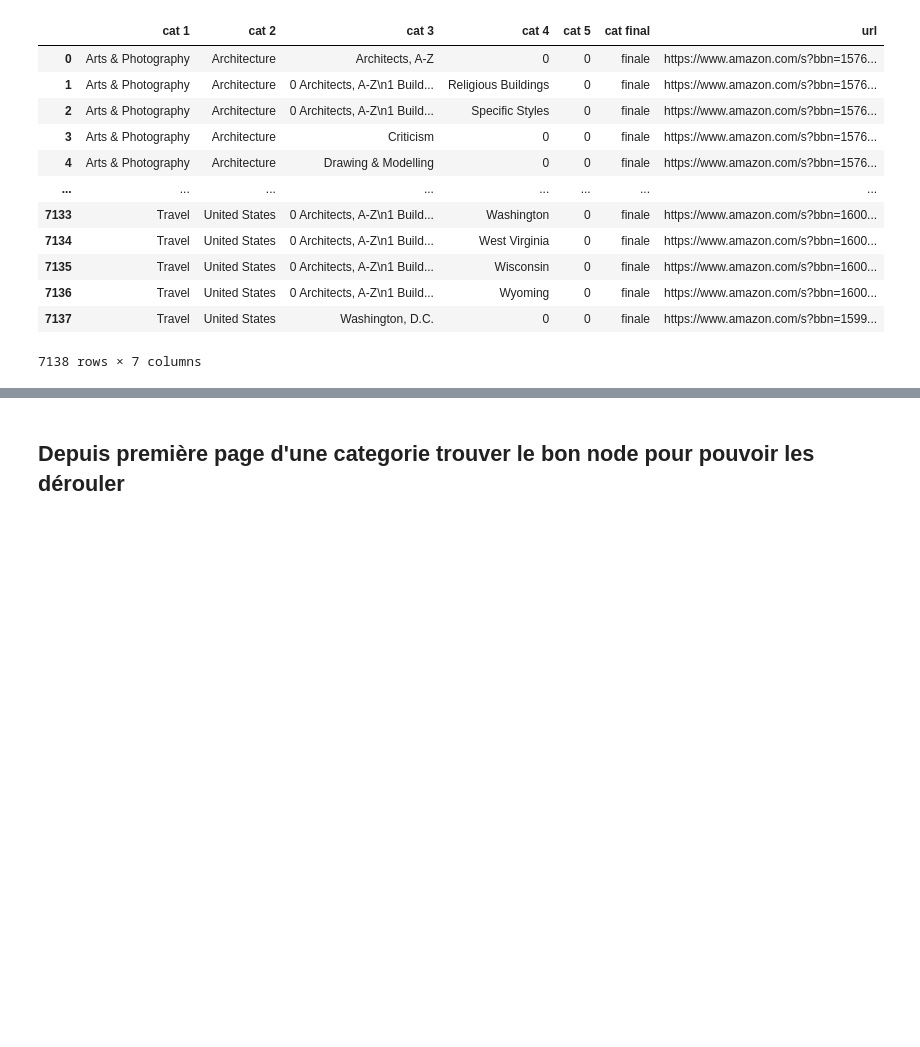
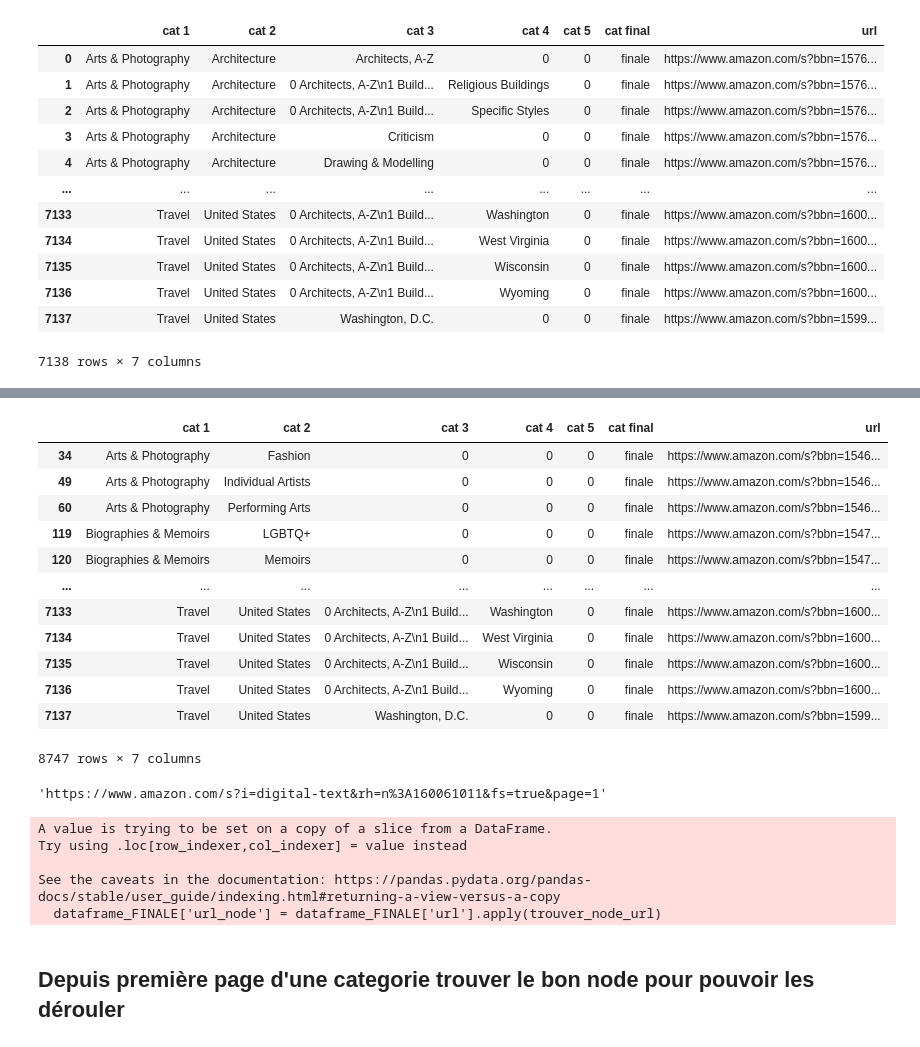
Before and after one commit to thomasgassin/kindle-scrapper, a Jupyter notebook: notebooks/NoteBook.ipynb, the cells around one changed output, grey strips where cells are left out. Cells and saved outputs as stored; diff of their text form; code cells hidden in the pictures; blank space fills up the shorter version.

```diff
--- a/notebooks/NoteBook.ipynb
+++ b/notebooks/NoteBook.ipynb
@@ -641,0 +670,28 @@ dataframe_cat5[10:20]
+# %%
+dataframe_FINALE
+# %% [output]
+|  | cat 1 | cat 2 | cat 3 | cat 4 | cat 5 | cat final | url |
+| 34 | Arts & Photography | Fashion | 0 | 0 | 0 | finale | https://www.amazon.com/s?bbn=1546... |
+| 49 | Arts & Photography | Individual Artists | 0 | 0 | 0 | finale | https://www.amazon.com/s?bbn=1546... |
+| 60 | Arts & Photography | Performing Arts | 0 | 0 | 0 | finale | https://www.amazon.com/s?bbn=1546... |
+| 119 | Biographies & Memoirs | LGBTQ+ | 0 | 0 | 0 | finale | https://www.amazon.com/s?bbn=1547... |
+| 120 | Biographies & Memoirs | Memoirs | 0 | 0 | 0 | finale | https://www.amazon.com/s?bbn=1547... |
+| ... | ... | ... | ... | ... | ... | ... | ... |
+| 7133 | Travel | United States | 0 Architects, A-Z\n1 Build... | Washington | 0 | finale | https://www.amazon.com/s?bbn=1600... |
+| 7134 | Travel | United States | 0 Architects, A-Z\n1 Build... | West Virginia | 0 | finale | https://www.amazon.com/s?bbn=1600... |
+| 7135 | Travel | United States | 0 Architects, A-Z\n1 Build... | Wisconsin | 0 | finale | https://www.amazon.com/s?bbn=1600... |
+| 7136 | Travel | United States | 0 Architects, A-Z\n1 Build... | Wyoming | 0 | finale | https://www.amazon.com/s?bbn=1600... |
+| 7137 | Travel | United States | Washington, D.C. | 0 | 0 | finale | https://www.amazon.com/s?bbn=1599... |
+8747 rows × 7 columns
+# %%
+trouver_node_url(dataframe_FINALE['url'][7136])
+# %% [output]
+'https://www.amazon.com/s?i=digital-text&rh=n%3A160061011&fs=true&page=1'
+# %%
+dataframe_FINALE['url_node'] = dataframe_FINALE['url'].apply(trouver_node_url)
+# %% [output]
+A value is trying to be set on a copy of a slice from a DataFrame.
+Try using .loc[row_indexer,col_indexer] = value instead
+
+See the caveats in the documentation: https://pandas.pydata.org/pandas-docs/stable/user_guide/indexing.html#returning-a-view-versus-a-copy
+  dataframe_FINALE['url_node'] = dataframe_FINALE['url'].apply(trouver_node_url)
```
Also changed, not shown: parts of 6 cells of this notebook.
